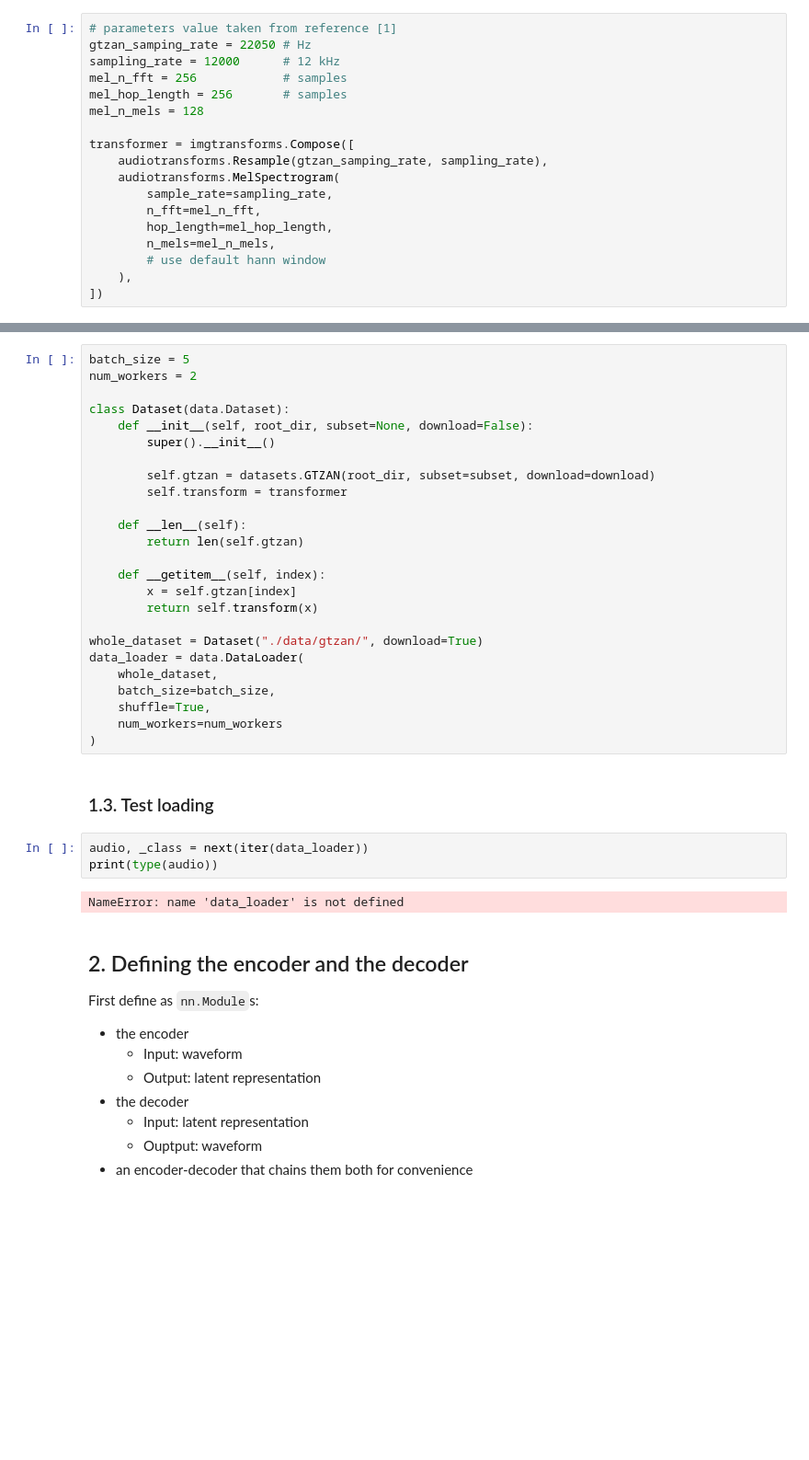
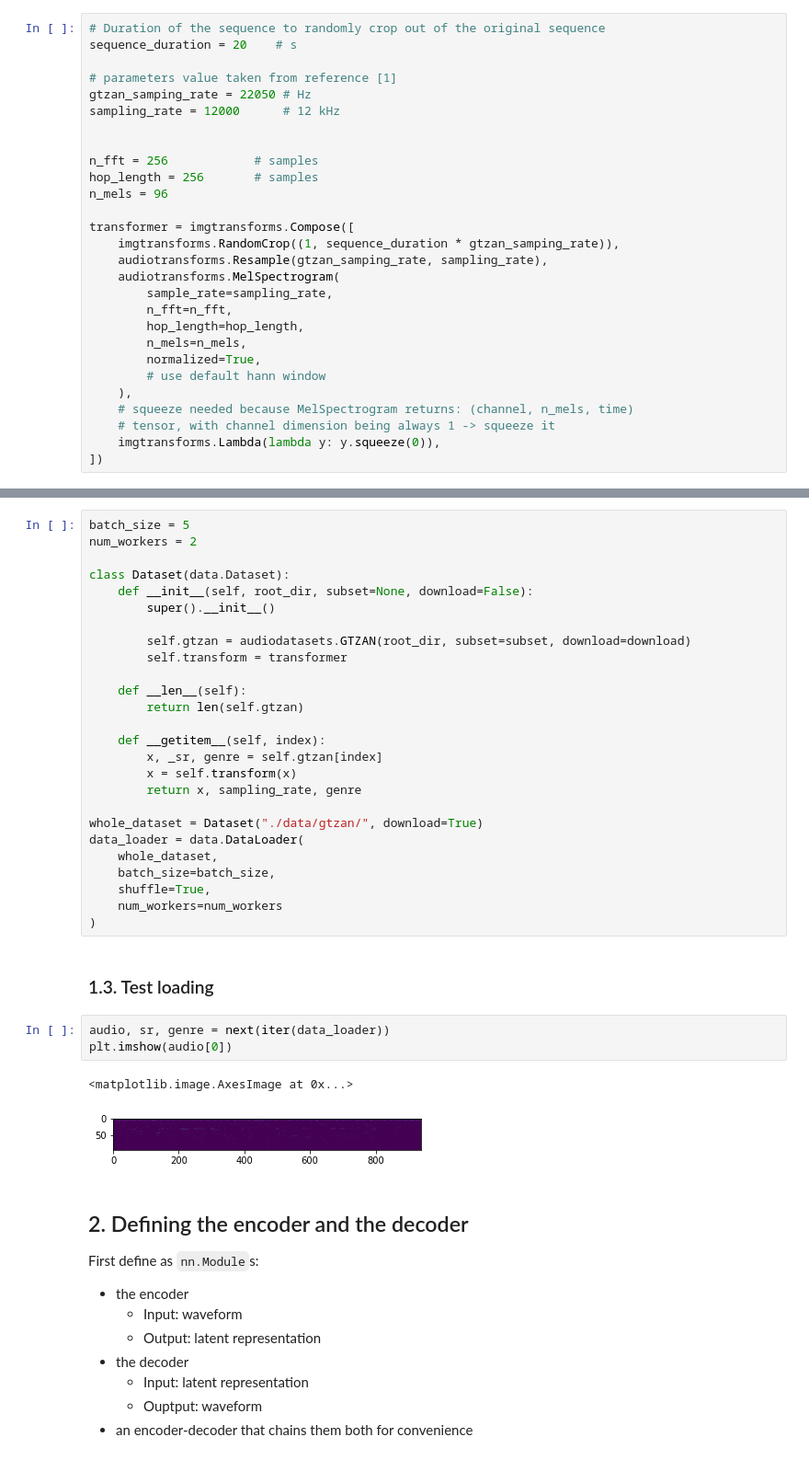
Before and after one commit to Rayerdyne/info8010-project, a Jupyter notebook: notebook.ipynb, the cells around one changed output, grey strips where cells are left out. Shown at 92% size. Saved outputs shown, nothing was run; the diff lists cells and outputs as text; blank space fills up the shorter version.

Commit message:
DataLoader working

```diff
--- a/notebook.ipynb
+++ b/notebook.ipynb
@@ -87,20 +104,30 @@ First, define:
 # %%
+# Duration of the sequence to randomly crop out of the original sequence
+sequence_duration = 20    # s
+
 # parameters value taken from reference [1]
 gtzan_samping_rate = 22050 # Hz
 sampling_rate = 12000      # 12 kHz
-mel_n_fft = 256            # samples
-mel_hop_length = 256       # samples
-mel_n_mels = 128
+
+
+n_fft = 256            # samples
+hop_length = 256       # samples
+n_mels = 96
 
 transformer = imgtransforms.Compose([
+    imgtransforms.RandomCrop((1, sequence_duration * gtzan_samping_rate)),
     audiotransforms.Resample(gtzan_samping_rate, sampling_rate),
     audiotransforms.MelSpectrogram(
         sample_rate=sampling_rate,
-        n_fft=mel_n_fft,
-        hop_length=mel_hop_length,
-        n_mels=mel_n_mels,
+        n_fft=n_fft,
+        hop_length=hop_length,
+        n_mels=n_mels,
+        normalized=True,
         # use default hann window
     ),
+    # squeeze needed because MelSpectrogram returns: (channel, n_mels, time)
+    # tensor, with channel dimension being always 1 -> squeeze it
+    imgtransforms.Lambda(lambda y: y.squeeze(0)),
 ])
 # %% [markdown]
 ### 1.2. Data loader
@@ -114,15 +141,16 @@ class Dataset(data.Dataset):
     def __init__(self, root_dir, subset=None, download=False):
         super().__init__()
 
-        self.gtzan = datasets.GTZAN(root_dir, subset=subset, download=download)
+        self.gtzan = audiodatasets.GTZAN(root_dir, subset=subset, download=download)
         self.transform = transformer
 
     def __len__(self):
         return len(self.gtzan)
 
     def __getitem__(self, index):
-        x = self.gtzan[index]
-        return self.transform(x)
+        x, _sr, genre = self.gtzan[index]
+        x = self.transform(x)
+        return x, sampling_rate, genre
 
 whole_dataset = Dataset("./data/gtzan/", download=True)
 data_loader = data.DataLoader(
@@ -134,10 +162,11 @@ data_loader = data.DataLoader(
 # %% [markdown]
 ### 1.3. Test loading
 # %%
-audio, _class = next(iter(data_loader))
-print(type(audio))
+audio, sr, genre = next(iter(data_loader))
+plt.imshow(audio[0])
 # %% [output]
-NameError: name 'data_loader' is not defined
+<matplotlib.image.AxesImage at 0x...>
+[figure, added]
 # %% [markdown]
 ## 2. Defining the encoder and the decoder
 
```
Also changed, not shown: parts of 2 cells of this notebook.
